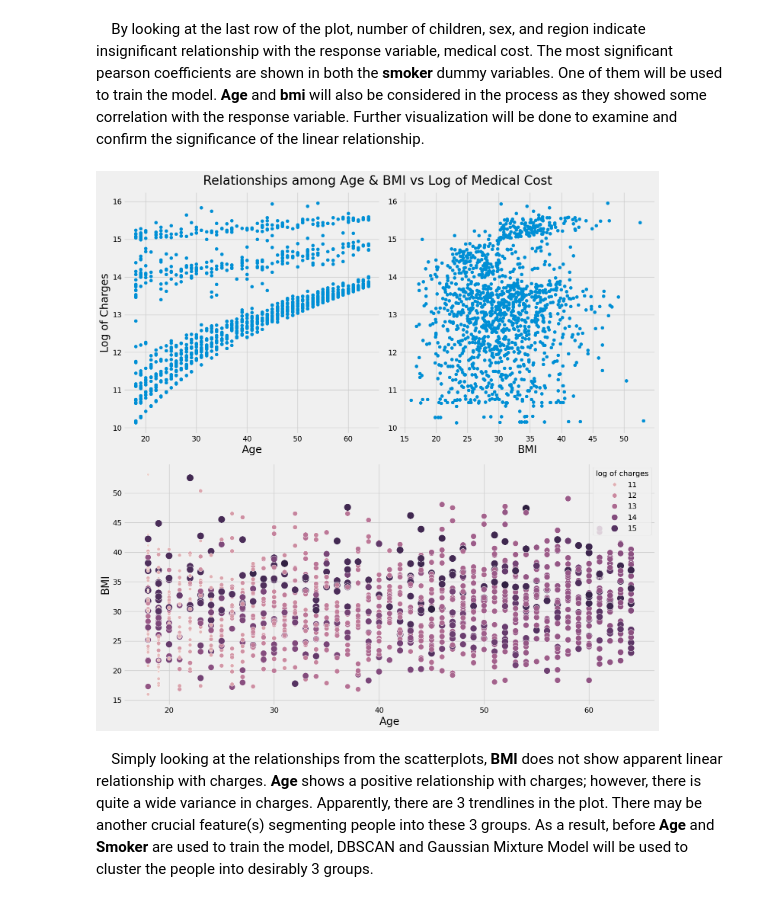
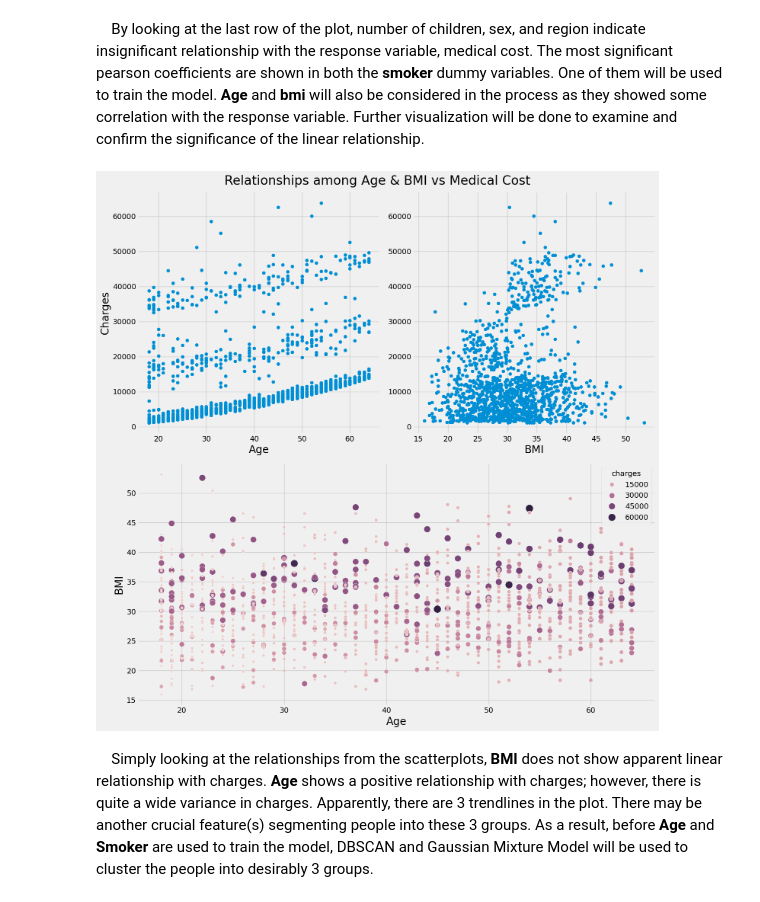
Before and after one commit to moscmh/medicalcost, a Jupyter notebook: medicalcost.ipynb, the cells around one changed output. Cells and saved outputs as stored; diff of their text form; code cells hidden in the pictures.

```diff
--- a/medicalcost.ipynb
+++ b/medicalcost.ipynb
@@ -136,27 +136,27 @@ plt.show()
 # %%
 # Scatterplots for age and bmi versus charges
 fig = plt.figure(figsize=(15,15))
 
 ax1 = fig.add_subplot(2,2,1)
-ax1.scatter(data=df_dummies, x='age', y='log_y')
+ax1.scatter(data=df_dummies, x='age', y='charges')
 ax1.set_xlabel('Age', fontsize=20)
-ax1.set_ylabel('Log of Charges', fontsize=20)
+ax1.set_ylabel('Charges', fontsize=20)
 
 ax2 = fig.add_subplot(2,2,2)
-ax2.scatter(data=df_dummies, x='bmi', y='log_y')
+ax2.scatter(data=df_dummies, x='bmi', y='charges')
 ax2.set_xlabel('BMI', fontsize=20)
 
 ax3 = fig.add_subplot(2,1,2)
-sns.scatterplot(data=df_dummies, x='age', y='bmi', size='log_y', sizes=(20,200), hue='log_y', ax=ax3)
-ax3.legend(title='log of charges', loc='best')
+sns.scatterplot(data=df_dummies, x='age', y='bmi', size='charges', sizes=(20,200), hue='charges', ax=ax3)
+ax3.legend(title='charges', loc='best')
 ax3.set_xlabel('Age', fontsize=20)
 ax3.set_ylabel('BMI', fontsize=20)
 
-fig.suptitle("Relationships among Age & BMI vs Log of Medical Cost", fontsize=24)
+fig.suptitle("Relationships among Age & BMI vs Medical Cost", fontsize=24)
 fig.tight_layout()
 plt.show()
 # %% [output]
-[figure, old version]
+[figure, new version]
 # %% [markdown]
 &emsp;Simply looking at the relationships from the scatterplots, **BMI** does not show apparent linear relationship with charges. **Age** shows a positive relationship with charges; however, there is quite a wide variance in charges. Apparently, there are 3 trendlines in the plot. There may be another crucial feature(s) segmenting people into these 3 groups. As a result, before **Age** and **Smoker** are used to train the model, DBSCAN and Gaussian Mixture Model will be used to cluster the people into desirably 3 groups.<a id='charges-age'></a>
 # %% [markdown]
```
Also changed, not shown: parts of 10 cells of this notebook.
